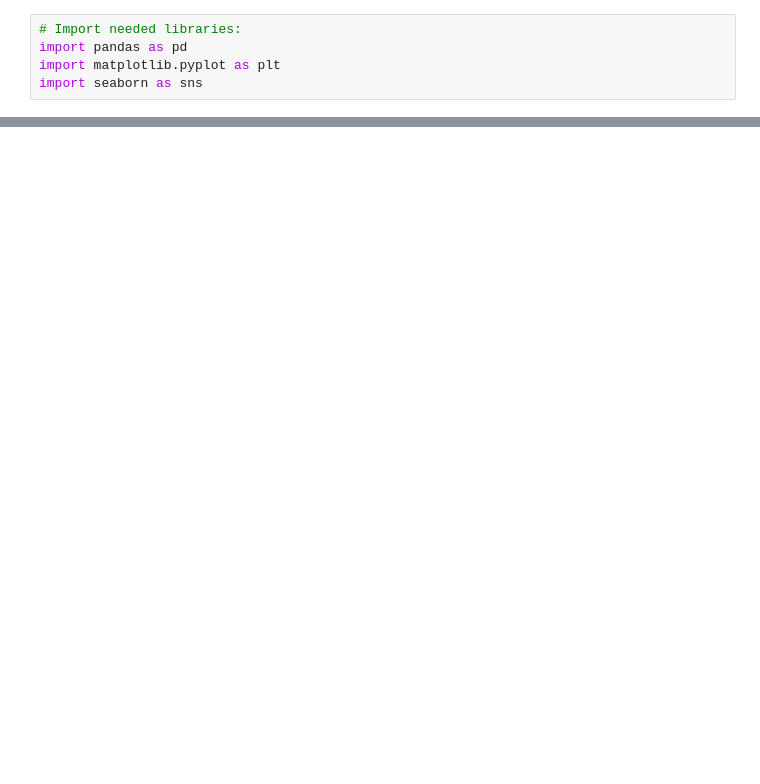
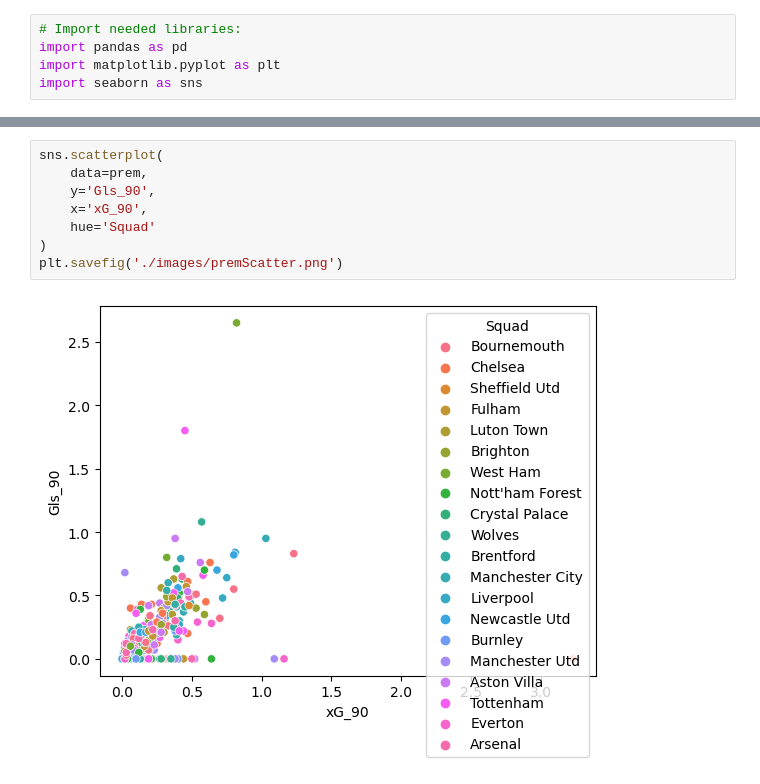
Before and after one commit to D-Walsh33/data-analysis, a Jupyter notebook: Top 5 Players Project/top5.ipynb, the cells around one changed output, grey strips where cells are left out. Saved outputs shown, nothing was run; the diff lists cells and outputs as text; blank space fills up the shorter version.

```diff
--- a/Top 5 Players Project/top5.ipynb
+++ b/Top 5 Players Project/top5.ipynb
@@ -12,0 +36,10 @@ sns.scatterplot(data=df, x='Starts', y='Age')
+# %%
+sns.scatterplot(
+    data=prem,
+    y='Gls_90',
+    x='xG_90',
+    hue='Squad'
+)
+plt.savefig('./images/premScatter.png')
+# %% [output]
+[figure, added]
```
Also changed, not shown: parts of 10 cells of this notebook, 6 other files.
